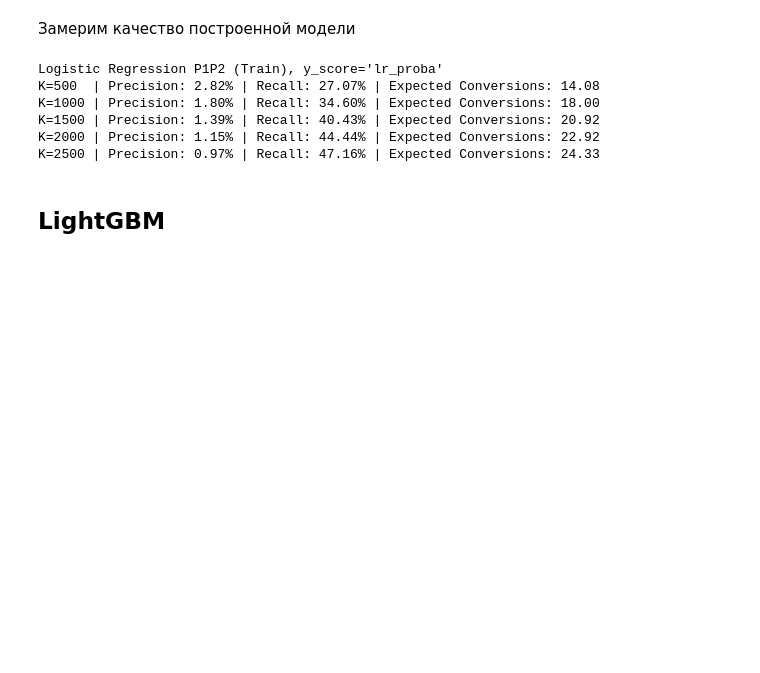
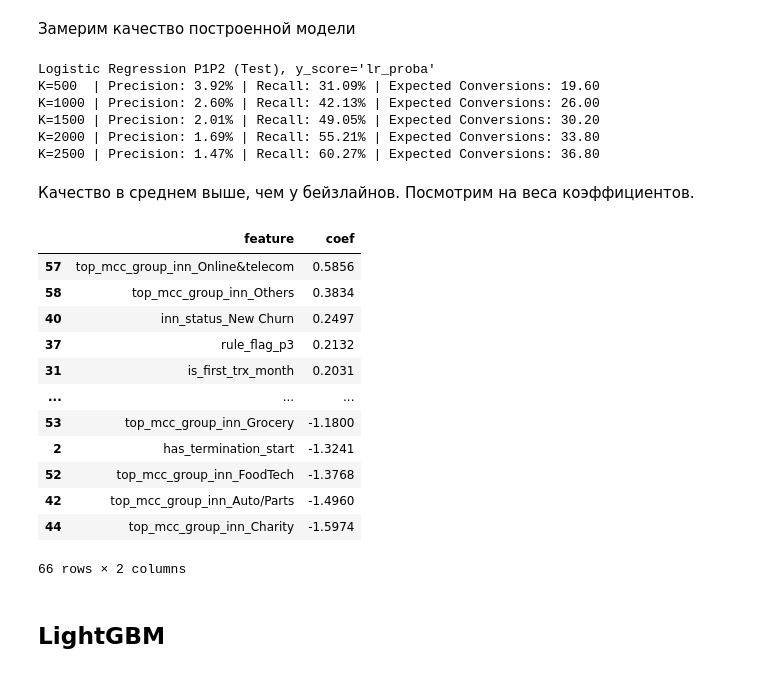
Before and after one commit to andreyerichev/ABD-Final-Project, a Jupyter notebook: analysis/baseline_models_p1p2.ipynb, the cells around one changed output. Saved outputs shown, nothing was run; the diff lists cells and outputs as text; code cells hidden in the pictures; blank space fills up the shorter version.

```diff
--- a/analysis/baseline_models_p1p2.ipynb
+++ b/analysis/baseline_models_p1p2.ipynb
@@ -162,27 +240,18 @@ numeric_cols
 # %% [markdown]
 Подготовим данные для обучения Логистической регрессии. Обработаем признаки, содержащие месяцы и удалим `inn`, чтобы модель не запоминала данные отдельных клиентов.
 # %%
-from acquiring_xsell.features import add_months_since_last_active_month, add_months_since_first_trx, add_has_p3, add_has_altpay5
-
-df = add_months_since_last_active_month(df)
-df = add_months_since_first_trx(df)
-df = add_has_p3(df)
-df = add_has_altpay5(df)
-
 cols_to_drop = [
     'inn',
     "last_active_month_inn",
     "first_trx_month_inn",
-    "first_month_p3",
-    "first_month_altpay5",
 ]
 
 df = df.drop(columns=cols_to_drop)
 # %% [markdown]
 Разделим датасет на обучающую и тестовую выборки.
 # %%
-train = df[df['month'] < '2025-12-01'].copy() # 80%
-test = df[df['month'] >= '2025-12-01'].copy() # 20%
+train = df[df['month'] < '2025-10-01'].copy() # 80%
+test = df[df['month'] >= '2025-10-01'].copy() # 20%
 
 month_train = train['month']  # Сохраняем, т.к. метрики качества усредняются по месяцам (macro average)
 X_train = train.drop(columns=['target', 'month'])
@@ -194,39 +283,63 @@ y_test = test['target']
 # %% [markdown]
 Применим масштабирование для числовых признаков и One-Hot Encoding для категориальных.
 # %%
-from sklearn.preprocessing import MinMaxScaler
+from sklearn.preprocessing import StandardScaler
 
-scaler = MinMaxScaler()
+scaler = StandardScaler()
 
 numeric_cols = X_train.select_dtypes(include='number').columns
 
 X_train[numeric_cols] = scaler.fit_transform(X_train[numeric_cols])
+X_test[numeric_cols] = scaler.fit_transform(X_test[numeric_cols])
 
 X_train = pd.get_dummies(X_train, drop_first=True)
+X_test = pd.get_dummies(X_test, drop_first=True)
 # %% [markdown]
 Обучим логистическую регрессию
 # %%
 from sklearn.linear_model import LogisticRegression
 
-lr = LogisticRegression()
+lr = LogisticRegression(max_iter=100_000, penalty="l1", solver="liblinear")
 
 lr.fit(X_train, y_train)
 
-y_proba = lr.predict_proba(X_train)[:, 1]
+y_proba = lr.predict_proba(X_test)[:, 1]
 # %% [markdown]
 Замерим качество построенной модели
 # %%
-X_train_eval = X_train.copy()
-X_train_eval['lr_proba'] = y_proba
-X_train_eval[['month', 'target']] = train[['month', 'target']]
+X_test_eval = X_test.copy()
+X_test_eval['lr_proba'] = y_proba
+X_test_eval['target'] = test['target']
+X_test_eval['month'] = month_test
 
-print(f"Logistic Regression P1P2 (Train), y_score='lr_proba'")
+print(f"Logistic Regression P1P2 (Test), y_score='lr_proba'")
 
-calculate_metrics(data=X_train_eval, y_score='lr_proba')
+calculate_metrics(data=X_test_eval, y_score='lr_proba')
 # %% [output]
-Logistic Regression P1P2 (Train), y_score='lr_proba'
-K=500  | Precision: 2.82% | Recall: 27.07% | Expected Conversions: 14.08
-K=1000 | Precision: 1.80% | Recall: 34.60% | Expected Conversions: 18.00
-K=1500 | Precision: 1.39% | Recall: 40.43% | Expected Conversions: 20.92
-K=2000 | Precision: 1.15% | Recall: 44.44% | Expected Conversions: 22.92
-K=2500 | Precision: 0.97% | Recall: 47.16% | Expected Conversions: 24.33
+Logistic Regression P1P2 (Test), y_score='lr_proba'
+K=500  | Precision: 3.92% | Recall: 31.09% | Expected Conversions: 19.60
+K=1000 | Precision: 2.60% | Recall: 42.13% | Expected Conversions: 26.00
+K=1500 | Precision: 2.01% | Recall: 49.05% | Expected Conversions: 30.20
+K=2000 | Precision: 1.69% | Recall: 55.21% | Expected Conversions: 33.80
+K=2500 | Precision: 1.47% | Recall: 60.27% | Expected Conversions: 36.80
+# %% [markdown]
+Качество в среднем выше, чем у бейзлайнов. Посмотрим на веса коэффициентов.
+# %%
+pd.DataFrame({
+    'feature': X_train.columns,
+    'coef': lr.coef_[0]
+}).sort_values(by='coef', ascending=False)
+# %% [output]
+|  | feature | coef |
+| 57 | top_mcc_group_inn_Online&telecom | 0.5856 |
+| 58 | top_mcc_group_inn_Others | 0.3834 |
+| 40 | inn_status_New Churn | 0.2497 |
+| 37 | rule_flag_p3 | 0.2132 |
+| 31 | is_first_trx_month | 0.2031 |
+| ... | ... | ... |
+| 53 | top_mcc_group_inn_Grocery | -1.1800 |
+| 2 | has_termination_start | -1.3241 |
+| 52 | top_mcc_group_inn_FoodTech | -1.3768 |
+| 42 | top_mcc_group_inn_Auto/Parts | -1.4960 |
+| 44 | top_mcc_group_inn_Charity | -1.5974 |
+66 rows × 2 columns
```
Also changed, not shown: parts of 15 cells of this notebook, 8 other files.
